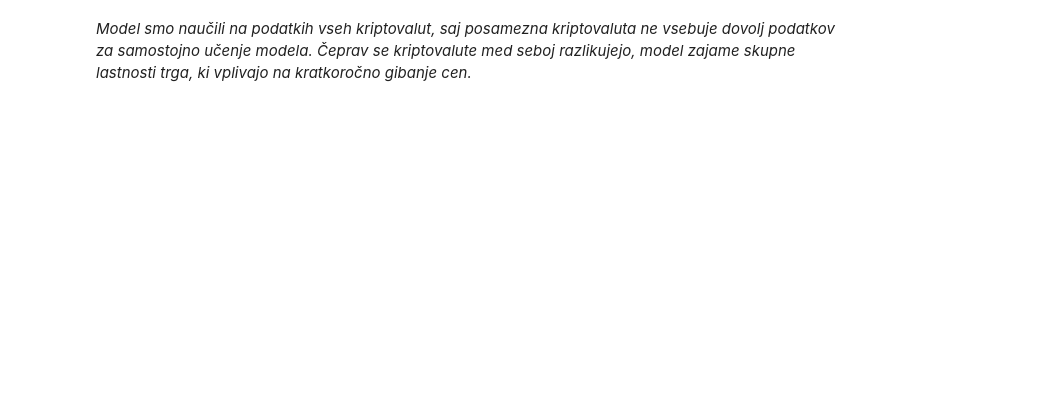
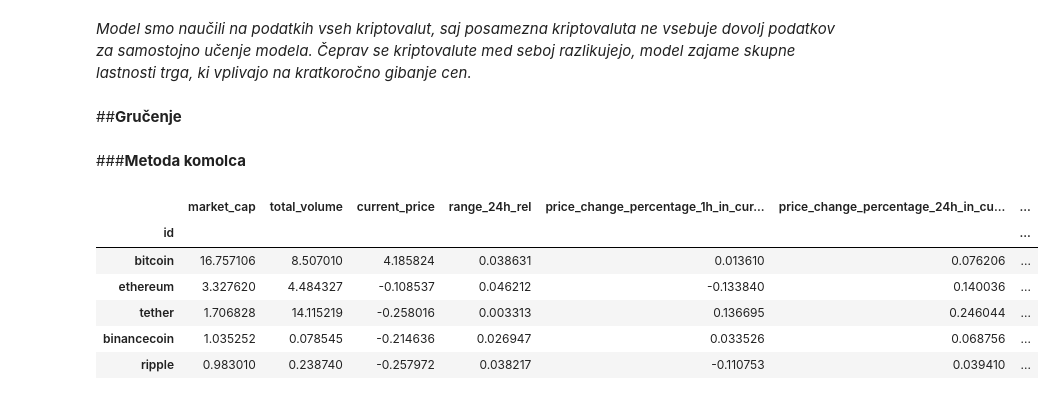
Before and after one commit to AnejVollmeier/Analiza-trga-kriptovalut-in-napoved-gibanja-cen, a Jupyter notebook: Kriptovalute_Anej_Vollmeier.ipynb, the cells around one changed output. Cells and saved outputs as stored; diff of their text form; code cells hidden in the pictures; blank space fills up the shorter version.

```diff
--- a/Kriptovalute_Anej_Vollmeier.ipynb
+++ b/Kriptovalute_Anej_Vollmeier.ipynb
@@ -559,2 +559,29 @@ Verjetnost RASTI v 7 dneh: 0.28
 # %% [markdown]
 *Model smo naučili na podatkih vseh kriptovalut, saj posamezna kriptovaluta ne vsebuje dovolj podatkov za samostojno učenje modela. Čeprav se kriptovalute med seboj razlikujejo, model zajame skupne lastnosti trga, ki vplivajo na kratkoročno gibanje cen.*
+# %% [markdown]
+##**Gručenje**
+# %% [markdown]
+###**Metoda komolca**
+# %%
+
+dfG = df[
+    [
+        "market_cap",
+        "total_volume",
+        "current_price",
+        "range_24h_rel",
+        "price_change_percentage_1h_in_currency",
+        "price_change_percentage_24h_in_currency",
+        "price_change_percentage_7d_in_currency",
+    ]
+]
+
+dfG.head()
+# %% [output]
+|  | market_cap | total_volume | current_price | range_24h_rel | price_change_percentage_1h_in_cur... | price_change_percentage_24h_in_cu... | ... |
+| id |  |  |  |  |  |  | ... |
+| bitcoin | 16.757106 | 8.507010 | 4.185824 | 0.038631 | 0.013610 | 0.076206 | ... |
+| ethereum | 3.327620 | 4.484327 | -0.108537 | 0.046212 | -0.133840 | 0.140036 | ... |
+| tether | 1.706828 | 14.115219 | -0.258016 | 0.003313 | 0.136695 | 0.246044 | ... |
+| binancecoin | 1.035252 | 0.078545 | -0.214636 | 0.026947 | 0.033526 | 0.068756 | ... |
+| ripple | 0.983010 | 0.238740 | -0.257972 | 0.038217 | -0.110753 | 0.039410 | ... |
```
Also changed, not shown: parts of 38 cells of this notebook.
